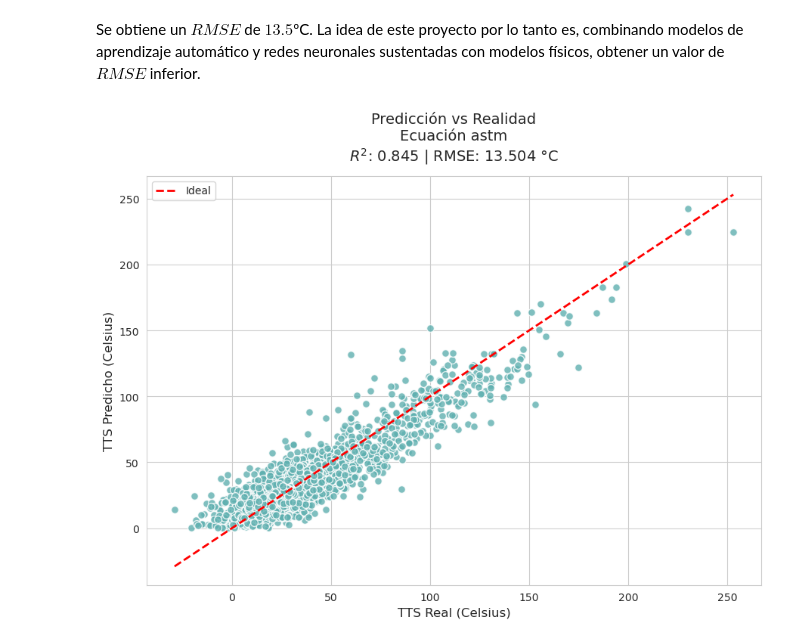
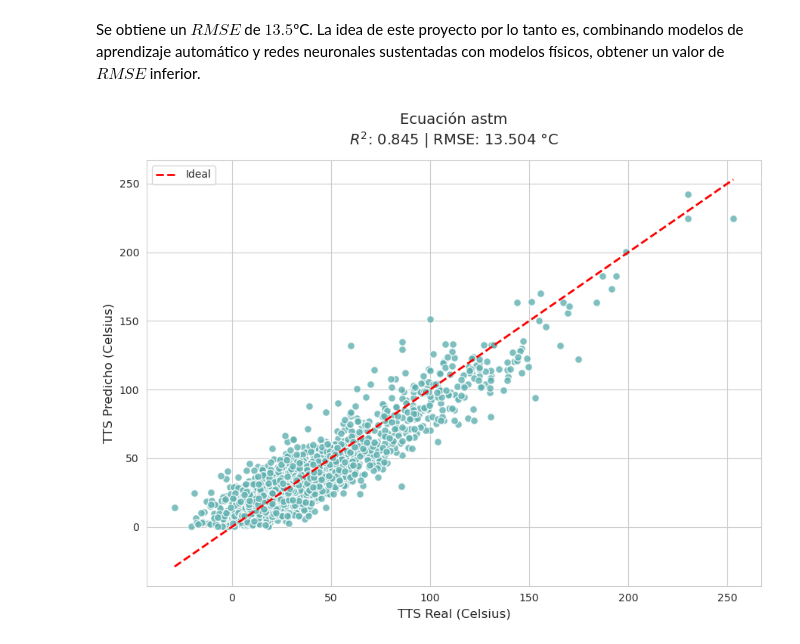
Before and after one commit to sammartinm/Fragilizacion-de-Aceros-de-Vasijas-Nucleares-Usando-PINNs-Informadas-por-la-Fisica, a Jupyter notebook: notebooks/00_Baseline.ipynb, the cells around one changed output. Cells and saved outputs as stored; diff of their text form; code cells hidden in the pictures.

```diff
--- a/notebooks/00_Baseline.ipynb
+++ b/notebooks/00_Baseline.ipynb
@@ -100,33 +100,33 @@ def graficar_prediccion_vs_realidad(df, rmse, target_col='DT41J_Celsius', pred_c
     # Configuración de estilo
     plt.figure(figsize=(9, 7))
     sns.set_style("whitegrid", {'axes.grid': True, 'grid.linestyle': '-', 'grid.alpha': 0.3})
 
     # 1. Puntos (Scatter) - Usamos el color de la imagen (verde azulado)
     plt.scatter(y_real, y_pred,
                 color='#5fb0b0',
                 edgecolor='white',
                 alpha=0.8,
                 s=50,
                 label=None)
 
     # 2. Línea Ideal (Identidad)
     max_val = max(y_real.max(), y_pred.max())
     min_val = min(y_real.min(), y_pred.min())
     plt.plot([min_val, max_val], [min_val, max_val],
              color='red', linestyle='--', linewidth=2, label='Ideal')
 
     # Formateo visual
-    plt.title(f'Predicción vs Realidad\nEcuación astm\n$R^2$: {r2:.3f} | RMSE: {rmse:.3f} °C', fontsize=14, pad=15)
+    plt.title(f'Ecuación astm\n$R^2$: {r2:.3f} | RMSE: {rmse:.3f} °C', fontsize=14, pad=15)
     plt.xlabel('TTS Real (Celsius)', fontsize=12)
     plt.ylabel('TTS Predicho (Celsius)', fontsize=12)
     plt.legend(loc='upper left')
 
     plt.tight_layout()
-    plt.savefig("../data/img/00_prediccion_realidad_eqn_fisica.png", dpi=300)
+    plt.savefig("../data/img/00_eqn_fisica.png", dpi=300)
     plt.show()
 
 # Llamada a la función con el dataframe que acabamos de obtener
 if df is not None:
     graficar_prediccion_vs_realidad(df, rmse=rmse)
 # %% [output]
-[figure, old version]
+[figure, new version]
```
Also changed, not shown: 8 other files.
